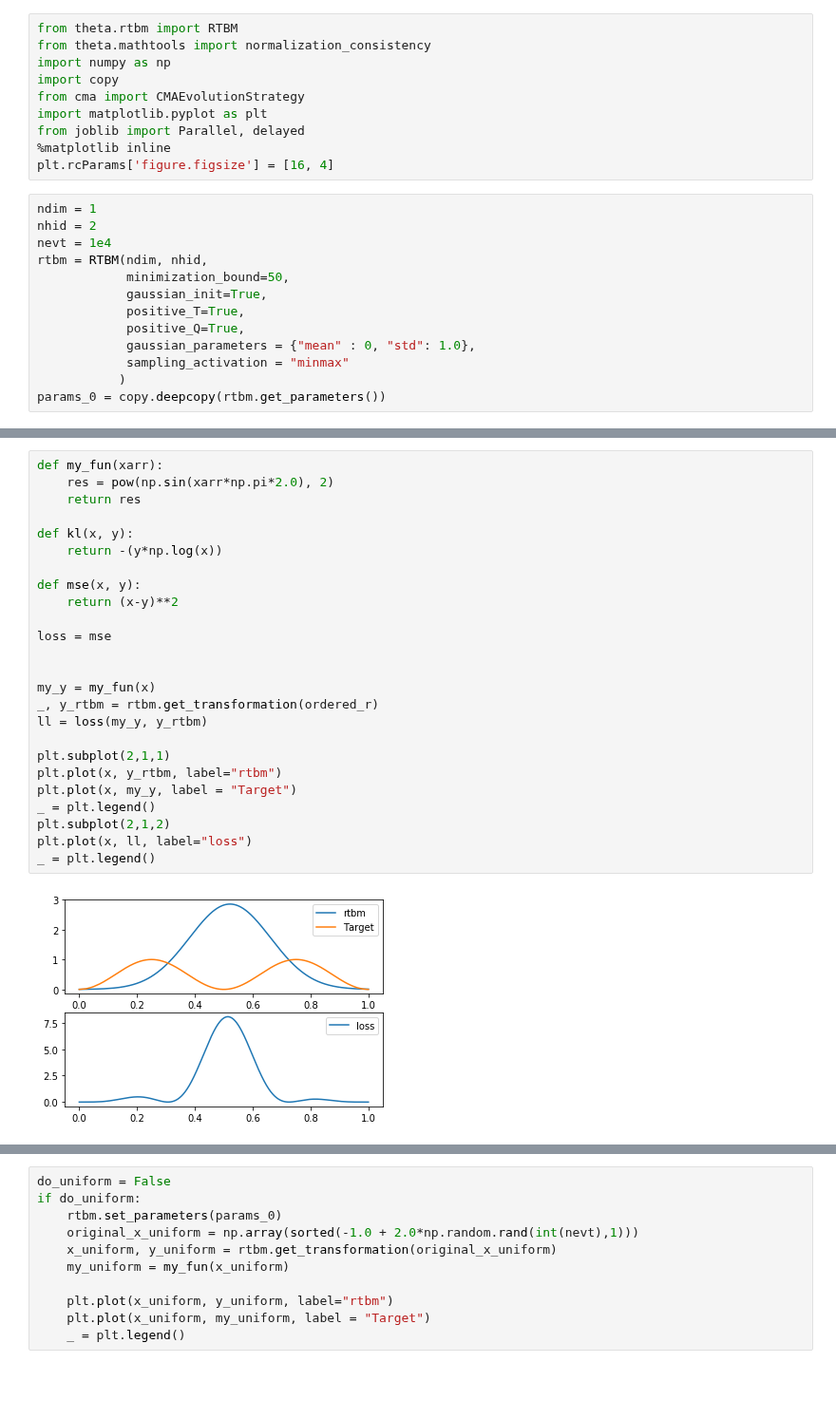
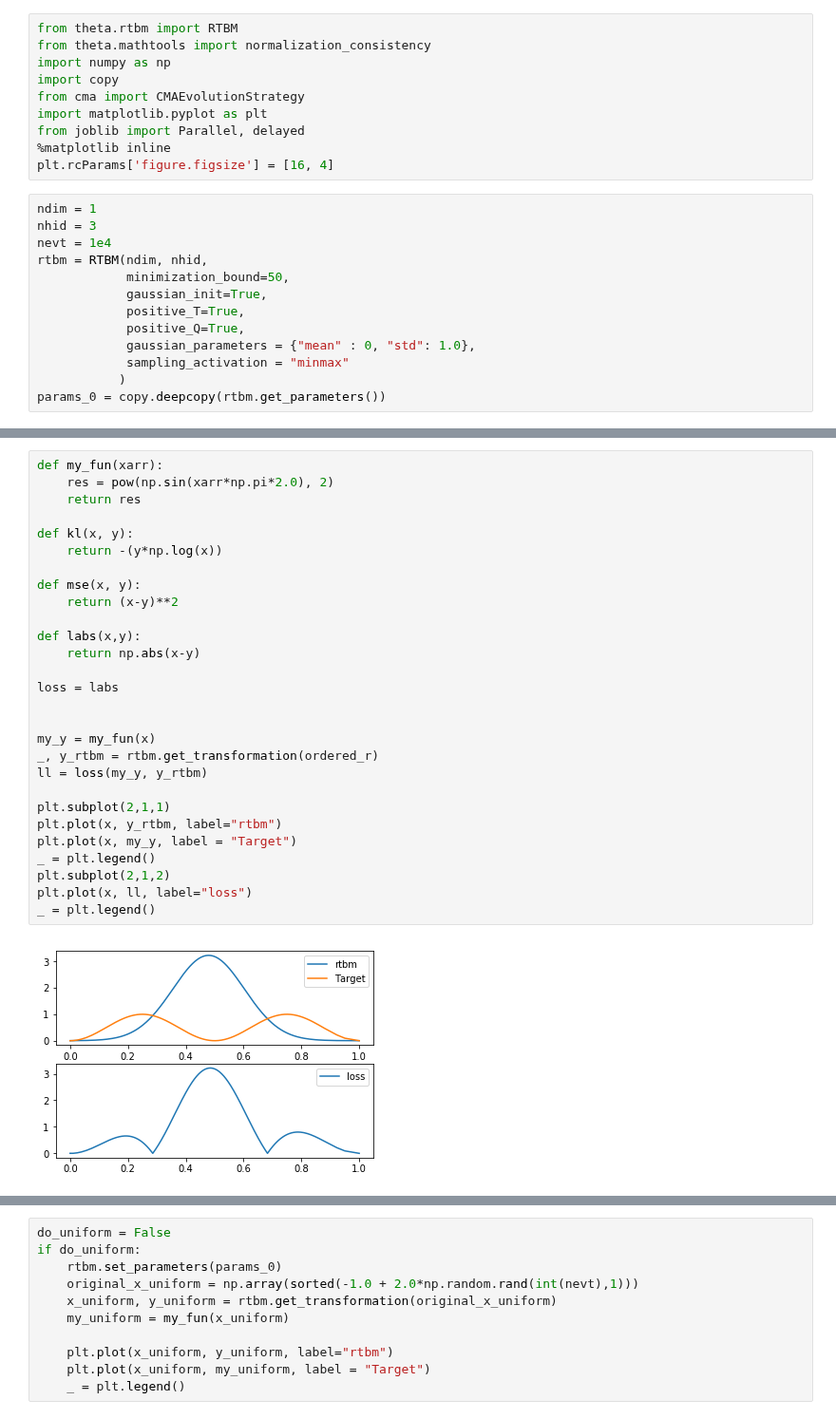
Before and after one commit to RiemannAI/theta, a Jupyter notebook: PruebasDeInit.ipynb, the cells around one changed output, grey strips where cells are left out. Shown at 95% size. Drawn from its saved outputs; the diff is of its cells as text; blank space fills up the shorter version.

```diff
--- a/PruebasDeInit.ipynb
+++ b/PruebasDeInit.ipynb
@@ -13,7 +13,7 @@ from joblib import Parallel, delayed
 plt.rcParams['figure.figsize'] = [16, 4]
 # %%
 ndim = 1
-nhid = 2
+nhid = 3
 nevt = 1e4
 rtbm = RTBM(ndim, nhid,
             minimization_bound=50,
@@ -57,30 +57,33 @@ _ = plt.legend()
 # %%
 def my_fun(xarr):
     res = pow(np.sin(xarr*np.pi*2.0), 2)
     return res
 
 def kl(x, y):
     return -(y*np.log(x))
 
 def mse(x, y):
     return (x-y)**2
 
-loss = mse
+def labs(x,y):
+    return np.abs(x-y)
+
+loss = labs
 
 
 my_y = my_fun(x)
 _, y_rtbm = rtbm.get_transformation(ordered_r)
 ll = loss(my_y, y_rtbm)
 
 plt.subplot(2,1,1)
 plt.plot(x, y_rtbm, label="rtbm")
 plt.plot(x, my_y, label = "Target")
 _ = plt.legend()
 plt.subplot(2,1,2)
 plt.plot(x, ll, label="loss")
 _ = plt.legend()
 # %% [output]
-[figure, old version]
+[figure, new version]
 # %%
 def target_loss(params):
     _, prob = rtbm.get_transformation(ordered_r)
```
Also changed, not shown: parts of 4 cells of this notebook, 1 other file.
